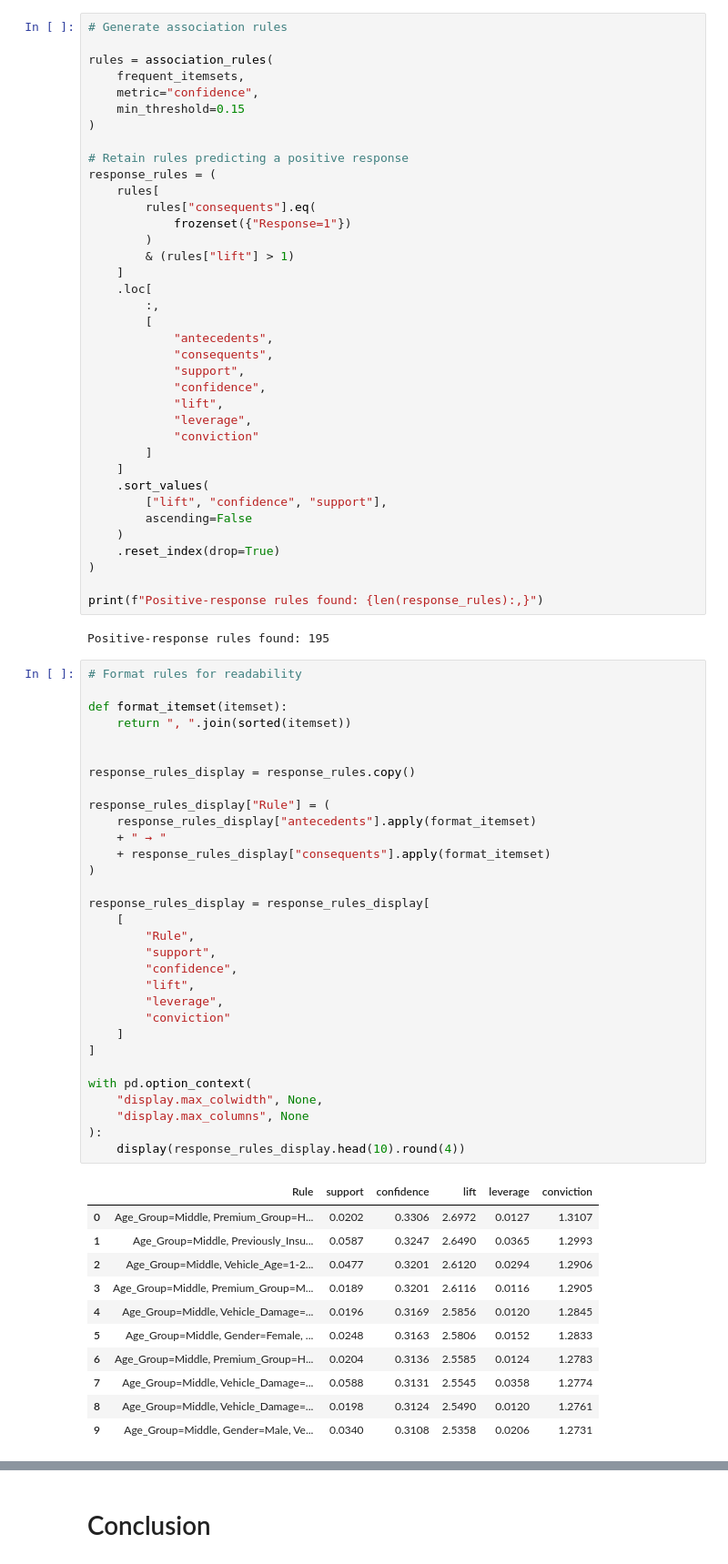
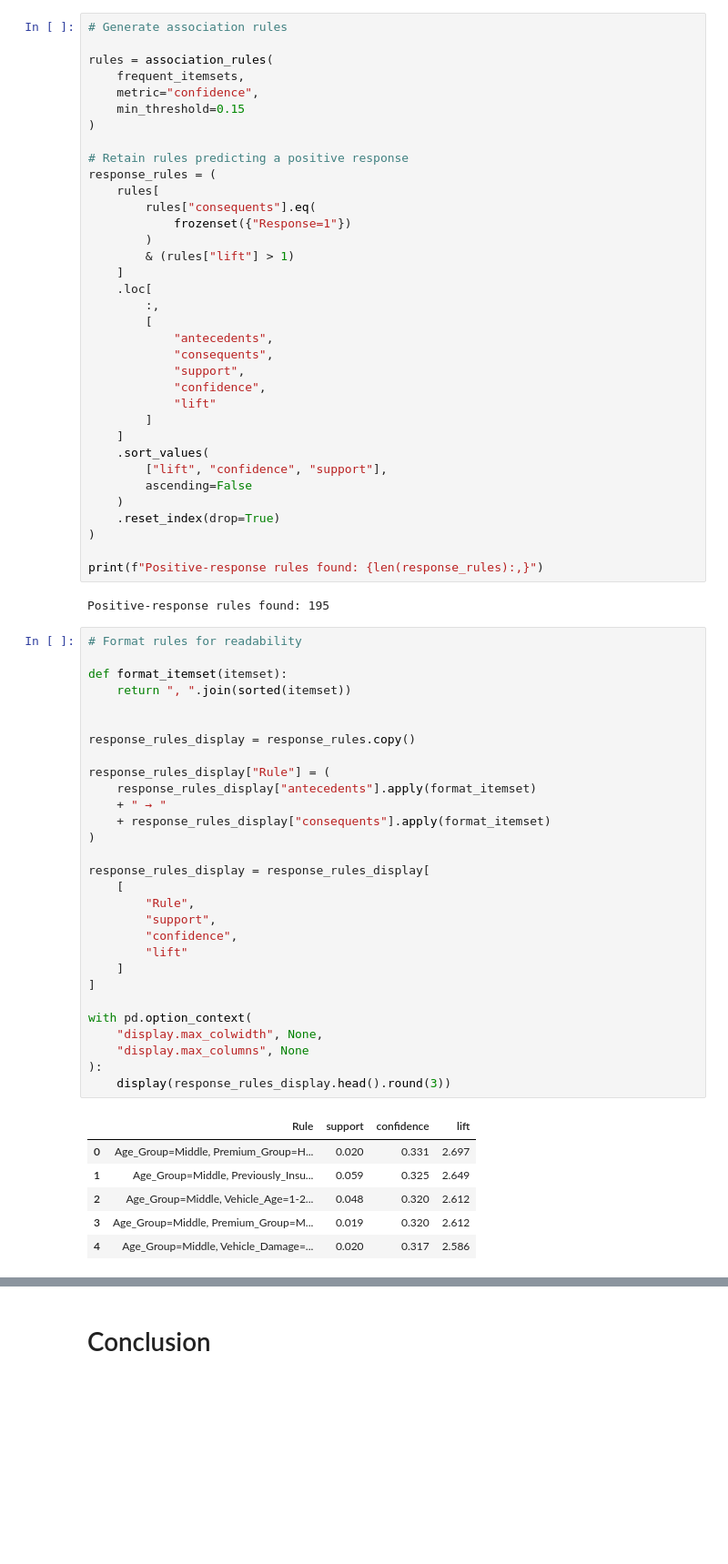
Before and after one commit to asherdata1/health-insurance-cross-sell-prediction, a Jupyter notebook: 02_notebooks/Final_Notebook.ipynb, the cells around one changed output, grey strips where cells are left out. Shown at 91% size. Drawn from its saved outputs; the diff is of its cells as text; blank space fills up the shorter version.

```diff
--- a/02_notebooks/Final_Notebook.ipynb
+++ b/02_notebooks/Final_Notebook.ipynb
@@ -1171,9 +1177,7 @@ response_rules = (
             "consequents",
             "support",
             "confidence",
-            "lift",
-            "leverage",
-            "conviction"
+            "lift"
         ]
     ]
     .sort_values(
@@ -1189,44 +1193,37 @@ Positive-response rules found: 195
 # %%
 # Format rules for readability
 
 def format_itemset(itemset):
     return ", ".join(sorted(itemset))
 
 
 response_rules_display = response_rules.copy()
 
 response_rules_display["Rule"] = (
     response_rules_display["antecedents"].apply(format_itemset)
     + " → "
     + response_rules_display["consequents"].apply(format_itemset)
 )
 
 response_rules_display = response_rules_display[
     [
         "Rule",
         "support",
         "confidence",
-        "lift",
-        "leverage",
-        "conviction"
+        "lift"
     ]
 ]
 
 with pd.option_context(
     "display.max_colwidth", None,
     "display.max_columns", None
 ):
-    display(response_rules_display.head(10).round(4))
+    display(response_rules_display.head().round(3))
 # %% [output]
-|  | Rule | support | confidence | lift | leverage | conviction |
-| 0 | Age_Group=Middle, Premium_Group=H... | 0.0202 | 0.3306 | 2.6972 | 0.0127 | 1.3107 |
-| 1 | Age_Group=Middle, Previously_Insu... | 0.0587 | 0.3247 | 2.6490 | 0.0365 | 1.2993 |
-| 2 | Age_Group=Middle, Vehicle_Age=1-2... | 0.0477 | 0.3201 | 2.6120 | 0.0294 | 1.2906 |
-| 3 | Age_Group=Middle, Premium_Group=M... | 0.0189 | 0.3201 | 2.6116 | 0.0116 | 1.2905 |
-| 4 | Age_Group=Middle, Vehicle_Damage=... | 0.0196 | 0.3169 | 2.5856 | 0.0120 | 1.2845 |
-| 5 | Age_Group=Middle, Gender=Female, ... | 0.0248 | 0.3163 | 2.5806 | 0.0152 | 1.2833 |
-| 6 | Age_Group=Middle, Premium_Group=H... | 0.0204 | 0.3136 | 2.5585 | 0.0124 | 1.2783 |
-| 7 | Age_Group=Middle, Vehicle_Damage=... | 0.0588 | 0.3131 | 2.5545 | 0.0358 | 1.2774 |
-| 8 | Age_Group=Middle, Vehicle_Damage=... | 0.0198 | 0.3124 | 2.5490 | 0.0120 | 1.2761 |
-| 9 | Age_Group=Middle, Gender=Male, Ve... | 0.0340 | 0.3108 | 2.5358 | 0.0206 | 1.2731 |
+|  | Rule | support | confidence | lift |
+| 0 | Age_Group=Middle, Premium_Group=H... | 0.020 | 0.331 | 2.697 |
+| 1 | Age_Group=Middle, Previously_Insu... | 0.059 | 0.325 | 2.649 |
+| 2 | Age_Group=Middle, Vehicle_Age=1-2... | 0.048 | 0.320 | 2.612 |
+| 3 | Age_Group=Middle, Premium_Group=M... | 0.019 | 0.320 | 2.612 |
+| 4 | Age_Group=Middle, Vehicle_Damage=... | 0.020 | 0.317 | 2.586 |
 # %% [markdown]
```
Also changed, not shown: parts of 7 cells of this notebook.
